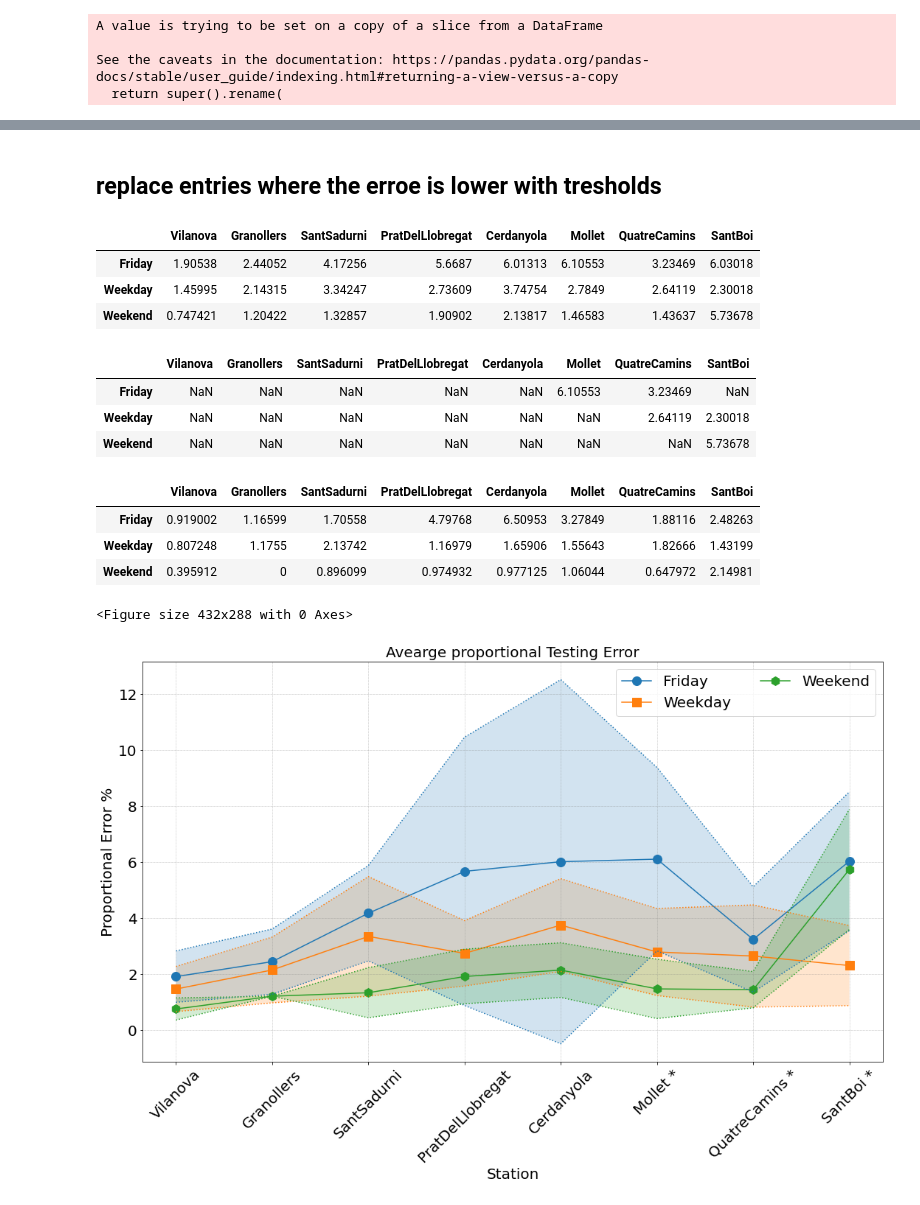
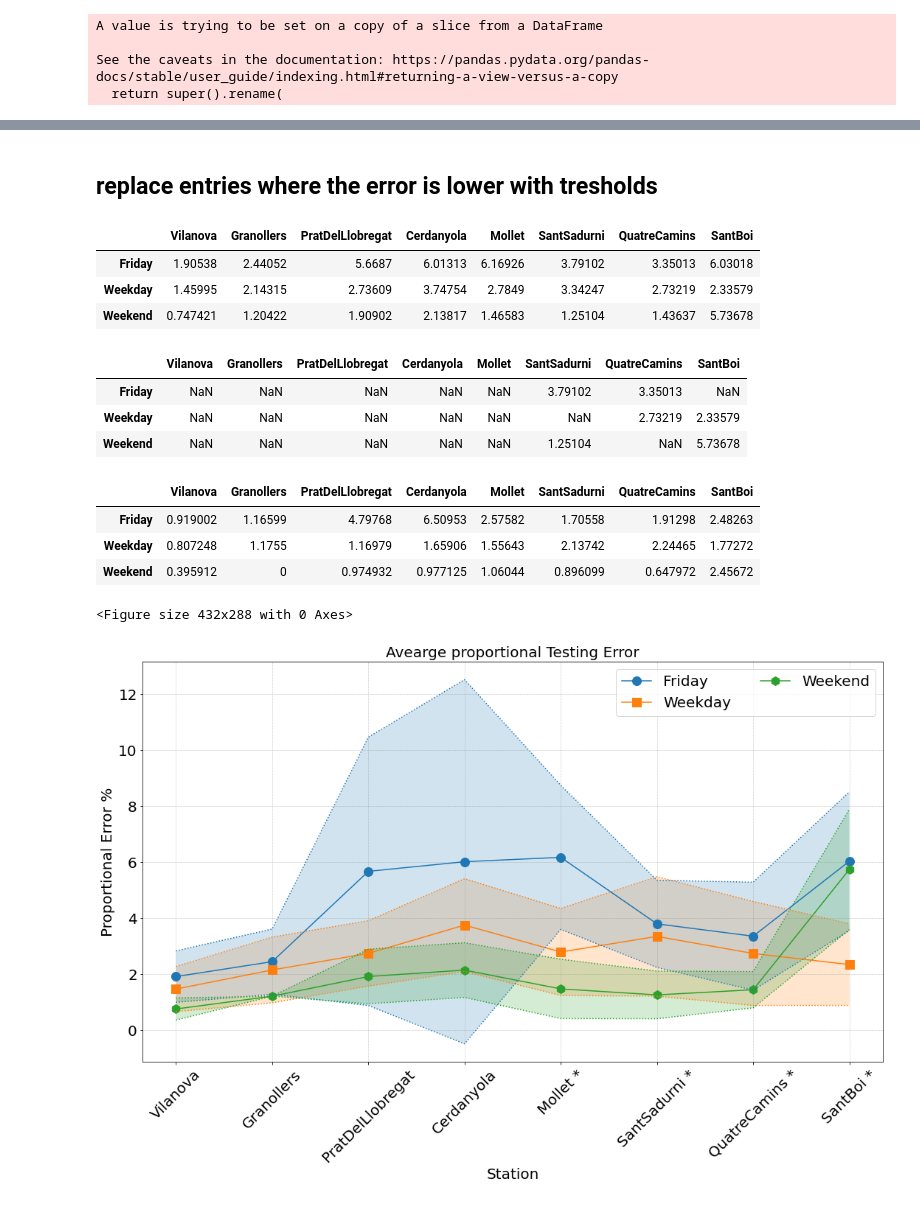
Before and after one commit to aig-upf/car-park, a Jupyter notebook: errorplots.ipynb, the cells around one changed output, grey strips where cells are left out. Drawn from its saved outputs; the diff is of its cells as text; code cells hidden in the pictures.

Commit message:
fixed minor error for prediction wiht TNL model (index was shifted by one)

```diff
--- a/errorplots.ipynb
+++ b/errorplots.ipynb
@@ -106,7 +109,7 @@ df_stdvTcomb
 | Weekend | 0.977125 | 0 | 1.06044 | 0.974932 | 0.647972 | 2.45672 | 0.896099 | 0.395912 |
 # %%
 cols = df_meanTcomb.columns.tolist()
-cols_new=[cols[7], cols[1], cols[6], cols[3], cols[0], cols[2], cols[4],  cols[5]]
+cols_new=[cols[7], cols[1], cols[3], cols[0], cols[2], cols[6], cols[4],  cols[5]]
 # %%
 df_meanTcomb = df_meanTcomb[cols_new]
 df_stdvTcomb = df_stdvTcomb[cols_new]
@@ -167,5 +170,5 @@ plt.legend(fontsize=fsize, loc="best",ncol=2);
 # %%
-df_meanTcomb_noTh=df_meanTcomb[['Mollet','QuatreCamins','SantBoi']]
+df_meanTcomb_noTh=df_meanTcomb[['SantSadurni','Mollet','QuatreCamins','SantBoi']]
 # %%
 dfTh_meanT=dfTh_mean.T
 dfTh_meanT.rename(columns=dfTh_meanT.iloc[0], inplace = True)
@@ -214,8 +217,8 @@ plt.legend(fontsize=fsize, loc="best");
 # %%
 fsize=20
-markers=['o','v','<']
+markers=['o','v','<','>']
 plt.figure();
-ax = df_meanT[['Mollet','QuatreCamins','SantBoi']].plot(figsize=(18,10), marker='.', markersize=12);
+ax = df_meanT[['SantSadurni','Mollet','QuatreCamins','SantBoi']].plot(figsize=(18,10), marker='.', markersize=12);
 for i, line in enumerate(ax.get_lines()):
     line.set_marker(markers[i])
 plt.title("Avearge proportional Testing Error", fontsize=fsize)
@@ -297,30 +300,30 @@ plt.legend(fontsize=fsize, loc="best");
 # %% [markdown]
-## replace entries where the erroe is lower with tresholds
+## replace entries where the error is lower with tresholds
 # %%
-ix=df_meanTcomb[['Mollet','QuatreCamins','SantBoi']]>dfTh_meanTcomb
+ix=df_meanTcomb[['Mollet','QuatreCamins','SantBoi','SantSadurni']]>dfTh_meanTcomb
 # %%
 df_meanTcomb[ix]=dfTh_meanTcomb[ix]
 # %%
 df_meanTcomb
 # %% [output]
-|  | Vilanova | Granollers | SantSadurni | PratDelLlobregat | Cerdanyola | Mollet | QuatreCamins | SantBoi |
-| Friday | 1.90538 | 2.44052 | 4.17256 | 5.6687 | 6.01313 | 6.10553 | 3.23469 | 6.03018 |
-| Weekday | 1.45995 | 2.14315 | 3.34247 | 2.73609 | 3.74754 | 2.7849 | 2.64119 | 2.30018 |
-| Weekend | 0.747421 | 1.20422 | 1.32857 | 1.90902 | 2.13817 | 1.46583 | 1.43637 | 5.73678 |
+|  | Vilanova | Granollers | PratDelLlobregat | Cerdanyola | Mollet | SantSadurni | QuatreCamins | SantBoi |
+| Friday | 1.90538 | 2.44052 | 5.6687 | 6.01313 | 6.16926 | 3.79102 | 3.35013 | 6.03018 |
+| Weekday | 1.45995 | 2.14315 | 2.73609 | 3.74754 | 2.7849 | 3.34247 | 2.73219 | 2.33579 |
+| Weekend | 0.747421 | 1.20422 | 1.90902 | 2.13817 | 1.46583 | 1.25104 | 1.43637 | 5.73678 |
 # %%
 df_meanTcomb[ix]
 # %% [output]
-|  | Vilanova | Granollers | SantSadurni | PratDelLlobregat | Cerdanyola | Mollet | QuatreCamins | SantBoi |
-| Friday | NaN | NaN | NaN | NaN | NaN | 6.10553 | 3.23469 | NaN |
-| Weekday | NaN | NaN | NaN | NaN | NaN | NaN | 2.64119 | 2.30018 |
-| Weekend | NaN | NaN | NaN | NaN | NaN | NaN | NaN | 5.73678 |
+|  | Vilanova | Granollers | PratDelLlobregat | Cerdanyola | Mollet | SantSadurni | QuatreCamins | SantBoi |
+| Friday | NaN | NaN | NaN | NaN | NaN | 3.79102 | 3.35013 | NaN |
+| Weekday | NaN | NaN | NaN | NaN | NaN | NaN | 2.73219 | 2.33579 |
+| Weekend | NaN | NaN | NaN | NaN | NaN | 1.25104 | NaN | 5.73678 |
 # %%
 df_stdvTcomb
 # %% [output]
-|  | Vilanova | Granollers | SantSadurni | PratDelLlobregat | Cerdanyola | Mollet | QuatreCamins | SantBoi |
-| Friday | 0.919002 | 1.16599 | 1.70558 | 4.79768 | 6.50953 | 3.27849 | 1.88116 | 2.48263 |
-| Weekday | 0.807248 | 1.1755 | 2.13742 | 1.16979 | 1.65906 | 1.55643 | 1.82666 | 1.43199 |
-| Weekend | 0.395912 | 0 | 0.896099 | 0.974932 | 0.977125 | 1.06044 | 0.647972 | 2.14981 |
+|  | Vilanova | Granollers | PratDelLlobregat | Cerdanyola | Mollet | SantSadurni | QuatreCamins | SantBoi |
+| Friday | 0.919002 | 1.16599 | 4.79768 | 6.50953 | 2.57582 | 1.70558 | 1.91298 | 2.48263 |
+| Weekday | 0.807248 | 1.1755 | 1.16979 | 1.65906 | 1.55643 | 2.13742 | 2.24465 | 1.77272 |
+| Weekend | 0.395912 | 0 | 0.974932 | 0.977125 | 1.06044 | 0.896099 | 0.647972 | 2.45672 |
 # %%
 df_stdvTcomb[ix]=dfTh_stdvTcomb[ix]
 # %%
@@ -337,31 +340,32 @@ plt.fill_between(np.arange(8),df_meanTcomb.T['Weekday'].to_numpy(dtype=float)+df
                  df_meanTcomb.T['Weekday'].to_numpy(dtype=float)-df_stdvTcomb.T['Weekday'].to_numpy(dtype=float), facecolor='#ff7f0e', alpha=0.2)
 plt.fill_between(np.arange(8),df_meanTcomb.T['Friday'].to_numpy(dtype=float)+df_stdvTcomb.T['Friday'].to_numpy(dtype=float),
                  df_meanTcomb.T['Friday'].to_numpy(dtype=float)-df_stdvTcomb.T['Friday'].to_numpy(dtype=float), facecolor='#1f77b4', alpha=0.2)
 plt.fill_between(np.arange(8),df_meanTcomb.T['Weekend'].to_numpy(dtype=float)+df_stdvTcomb.T['Weekend'].to_numpy(dtype=float),
                  df_meanTcomb.T['Weekend'].to_numpy(dtype=float)-df_stdvTcomb.T['Weekend'].to_numpy(dtype=float), facecolor='#2ca02c', alpha=0.2)
 
 plt.plot(df_meanTcomb.T['Weekday'].to_numpy(dtype=float)+df_stdvTcomb.T['Weekday'].to_numpy(dtype=float),color='#ff7f0e',linestyle=':')
 plt.plot(df_meanTcomb.T['Weekday'].to_numpy(dtype=float)-df_stdvTcomb.T['Weekday'].to_numpy(dtype=float),color='#ff7f0e',linestyle=':')
 plt.plot(df_meanTcomb.T['Friday'].to_numpy(dtype=float)+df_stdvTcomb.T['Friday'].to_numpy(dtype=float),color='#1f77b4',linestyle=':')
 plt.plot(df_meanTcomb.T['Friday'].to_numpy(dtype=float)-df_stdvTcomb.T['Friday'].to_numpy(dtype=float),color='#1f77b4',linestyle=':')
 plt.plot(df_meanTcomb.T['Weekend'].to_numpy(dtype=float)+df_stdvTcomb.T['Weekend'].to_numpy(dtype=float),color='#2ca02c',linestyle=':')
 plt.plot(df_meanTcomb.T['Weekend'].to_numpy(dtype=float)-df_stdvTcomb.T['Weekend'].to_numpy(dtype=float),color='#2ca02c',linestyle=':')
 
 plt.ylabel("Proportional Error %",fontsize=fsize);
 plt.xlabel("Station",fontsize=fsize);
 plt.yticks(fontsize=fsize);
 plt.xticks(fontsize=fsize);
 plt.xticks(rotation = 45)
 plt.grid(linestyle='dotted', linewidth='0.5', color='grey')
 plt.legend(fontsize=fsize, loc="best",ncol=2);
 
 labels = [item.get_text() for item in ax.get_xticklabels()]
 labels = [word.replace('QuatreCamins','QuatreCamins *') for word in labels]
 labels = [word.replace('Mollet','Mollet *') for word in labels]
 labels = [word.replace('SantBoi','SantBoi *') for word in labels]
+labels = [word.replace('SantSadurni','SantSadurni *') for word in labels]
 ax.set_xticklabels(labels)
 
 plt.savefig('AggTestErrorCombMerge.pdf',bbox_inches='tight');
 # %% [output]
 <Figure size 432x288 with 0 Axes>
-[figure, old version]
+[figure, new version]
```
Also changed, not shown: parts of 12 cells of this notebook, 2 other files.
